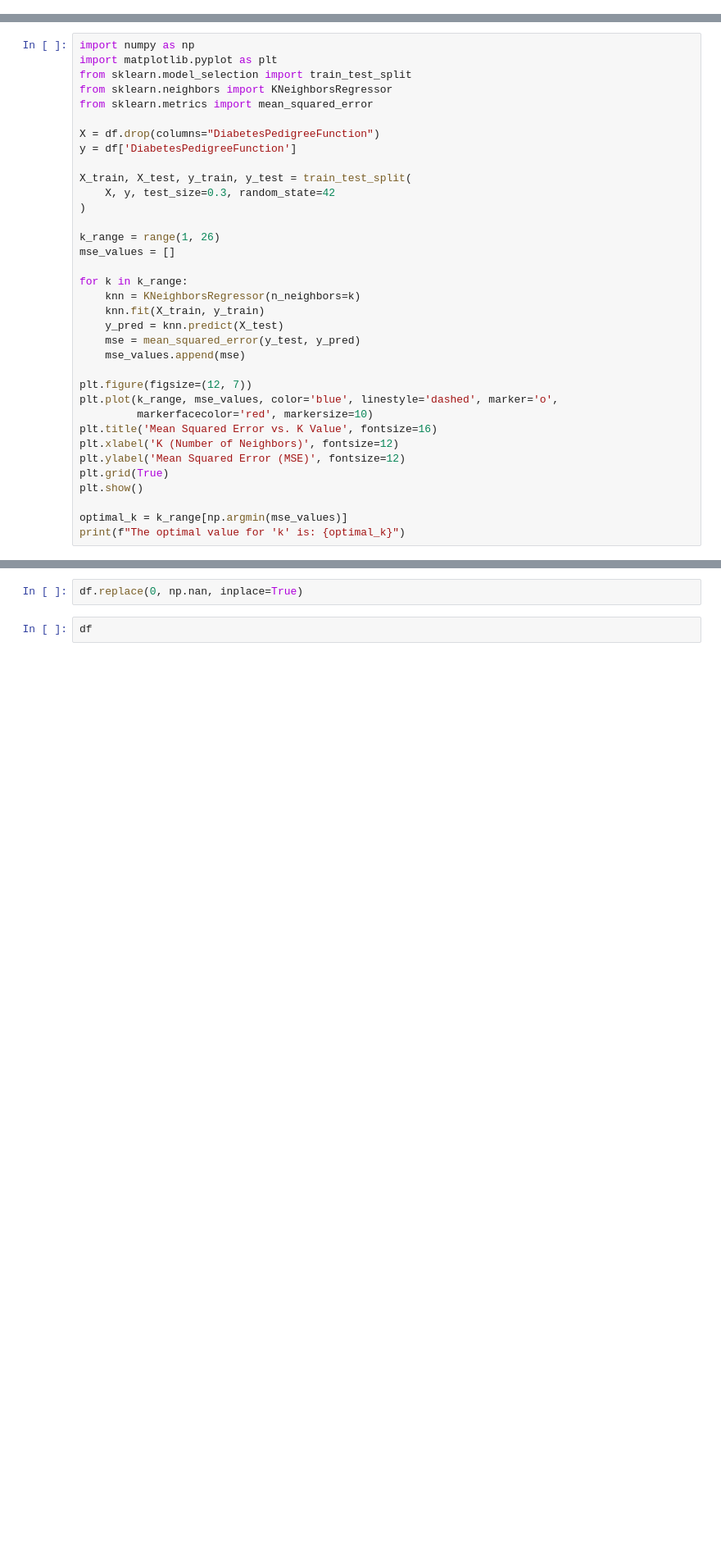
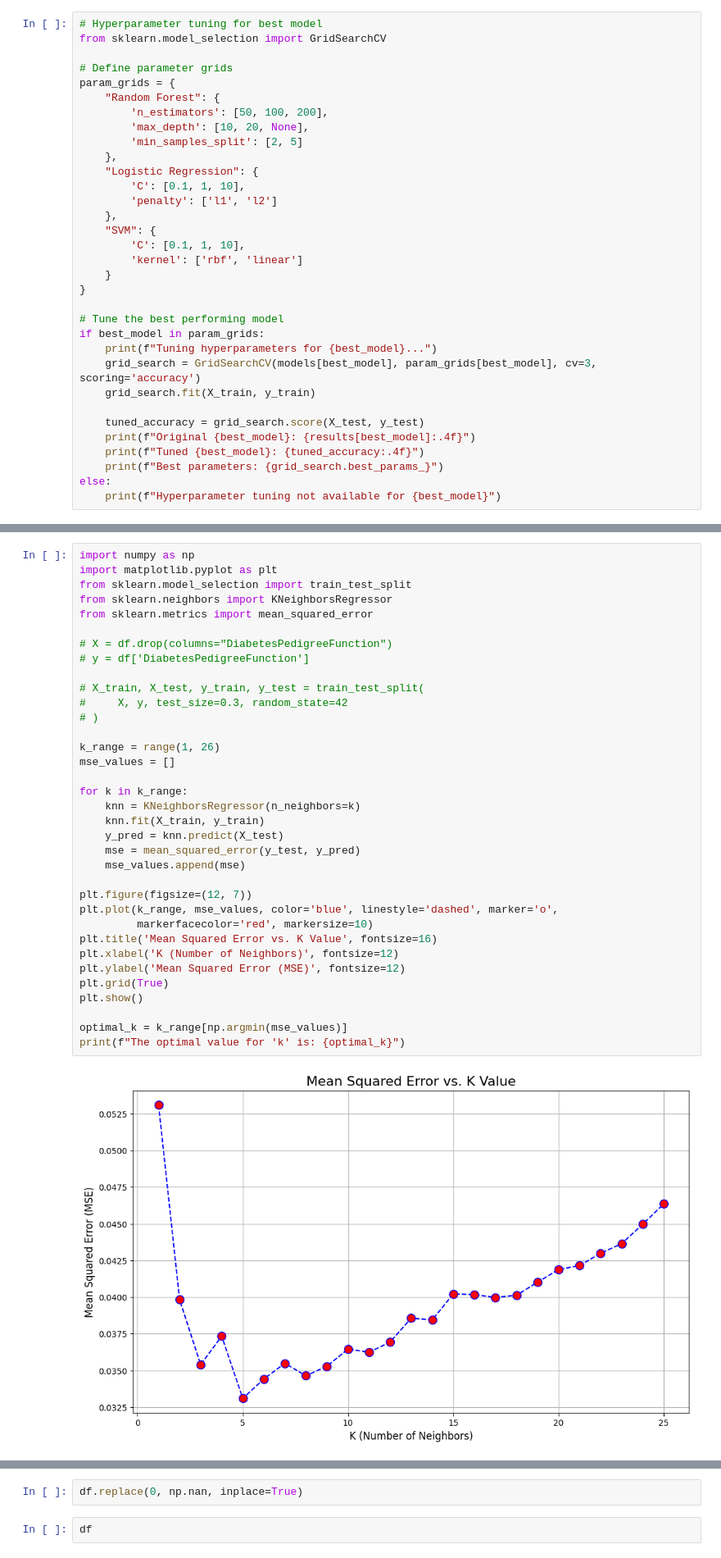
Before and after one commit to epsilon403/analyse_Risque_Diabete, a Jupyter notebook: Untitled.ipynb, the cells around one changed output, grey strips where cells are left out. Shown: that part at 82% size. Cells and saved outputs as stored; diff of their text form; blank space fills up the shorter version.

Commit message:
fishing the gridsearch cv for the models

```diff
--- a/Untitled.ipynb
+++ b/Untitled.ipynb
@@ -7,0 +313,33 @@ Error:
+# %%
+# Hyperparameter tuning for best model
+from sklearn.model_selection import GridSearchCV
+
+# Define parameter grids
+param_grids = {
+    "Random Forest": {
+        'n_estimators': [50, 100, 200],
+        'max_depth': [10, 20, None],
+        'min_samples_split': [2, 5]
+    },
+    "Logistic Regression": {
+        'C': [0.1, 1, 10],
+        'penalty': ['l1', 'l2']
+    },
+    "SVM": {
+        'C': [0.1, 1, 10],
+        'kernel': ['rbf', 'linear']
+    }
+}
+
+# Tune the best performing model
+if best_model in param_grids:
+    print(f"Tuning hyperparameters for {best_model}...")
+    grid_search = GridSearchCV(models[best_model], param_grids[best_model], cv=3, scoring='accuracy')
+    grid_search.fit(X_train, y_train)
+
+    tuned_accuracy = grid_search.score(X_test, y_test)
+    print(f"Original {best_model}: {results[best_model]:.4f}")
+    print(f"Tuned {best_model}: {tuned_accuracy:.4f}")
+    print(f"Best parameters: {grid_search.best_params_}")
+else:
+    print(f"Hyperparameter tuning not available for {best_model}")
@@ -38,35 +462,37 @@ sns.heatmap(corr_matrix ,fmt=".2f",annot=True , cmap='viridis', linewidths=.5, c
 # %%
 import numpy as np
 import matplotlib.pyplot as plt
 from sklearn.model_selection import train_test_split
 from sklearn.neighbors import KNeighborsRegressor
 from sklearn.metrics import mean_squared_error
 
-X = df.drop(columns="DiabetesPedigreeFunction")
-y = df['DiabetesPedigreeFunction']
+# X = df.drop(columns="DiabetesPedigreeFunction")
+# y = df['DiabetesPedigreeFunction']
 
-X_train, X_test, y_train, y_test = train_test_split(
-    X, y, test_size=0.3, random_state=42
-)
+# X_train, X_test, y_train, y_test = train_test_split(
+#     X, y, test_size=0.3, random_state=42
+# )
 
 k_range = range(1, 26)
 mse_values = []
 
 for k in k_range:
     knn = KNeighborsRegressor(n_neighbors=k)
     knn.fit(X_train, y_train)
     y_pred = knn.predict(X_test)
     mse = mean_squared_error(y_test, y_pred)
     mse_values.append(mse)
 
 plt.figure(figsize=(12, 7))
 plt.plot(k_range, mse_values, color='blue', linestyle='dashed', marker='o',
          markerfacecolor='red', markersize=10)
 plt.title('Mean Squared Error vs. K Value', fontsize=16)
 plt.xlabel('K (Number of Neighbors)', fontsize=12)
 plt.ylabel('Mean Squared Error (MSE)', fontsize=12)
 plt.grid(True)
 plt.show()
 
 optimal_k = k_range[np.argmin(mse_values)]
 print(f"The optimal value for 'k' is: {optimal_k}")
+# %% [output]
+[figure, added]
```
Also changed, not shown: parts of 46 cells of this notebook.
